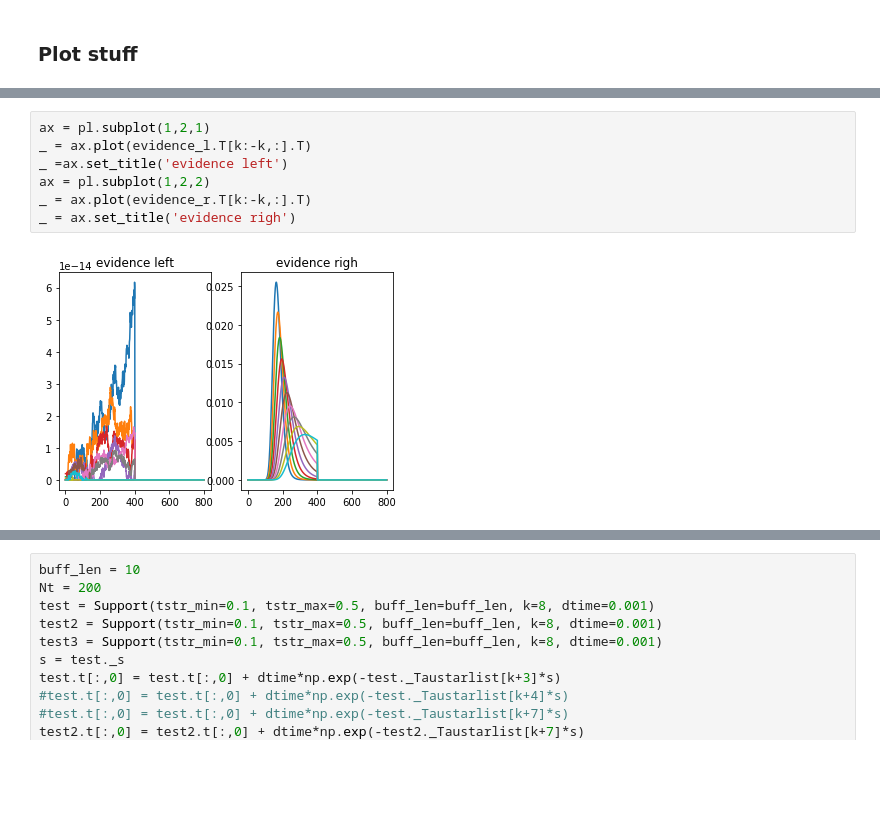
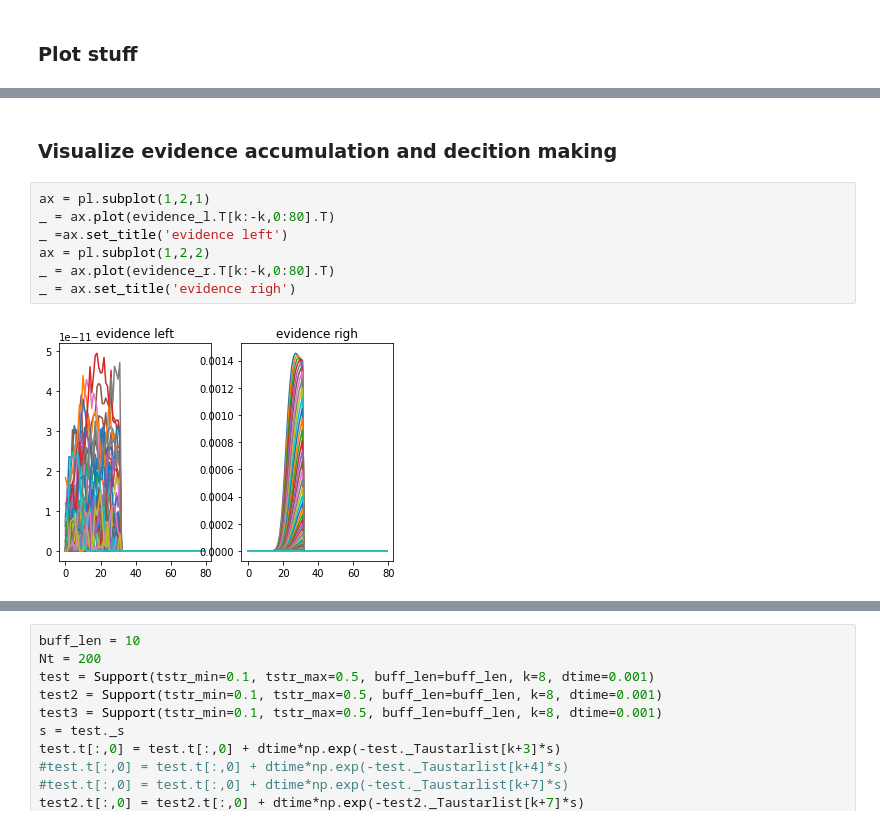
Before and after one commit to viipp/symbolic_processing, a Jupyter notebook: ssn.ipynb, the cells around one changed output, grey strips where cells are left out. Cells and saved outputs as stored; diff of their text form; blank space fills up the shorter version.

```diff
--- a/ssn.ipynb
+++ b/ssn.ipynb
@@ -421,9 +560,11 @@ plot_actions_memory()
+# %% [markdown]
+### Visualize evidence accumulation and decition making
 # %%
 ax = pl.subplot(1,2,1)
-_ = ax.plot(evidence_l.T[k:-k,:].T)
+_ = ax.plot(evidence_l.T[k:-k,0:80].T)
 _ =ax.set_title('evidence left')
 ax = pl.subplot(1,2,2)
-_ = ax.plot(evidence_r.T[k:-k,:].T)
+_ = ax.plot(evidence_r.T[k:-k,0:80].T)
 _ = ax.set_title('evidence righ')
 # %% [output]
-[figure, old version]
+[figure, new version]
```
Also changed, not shown: parts of 30 cells of this notebook.
